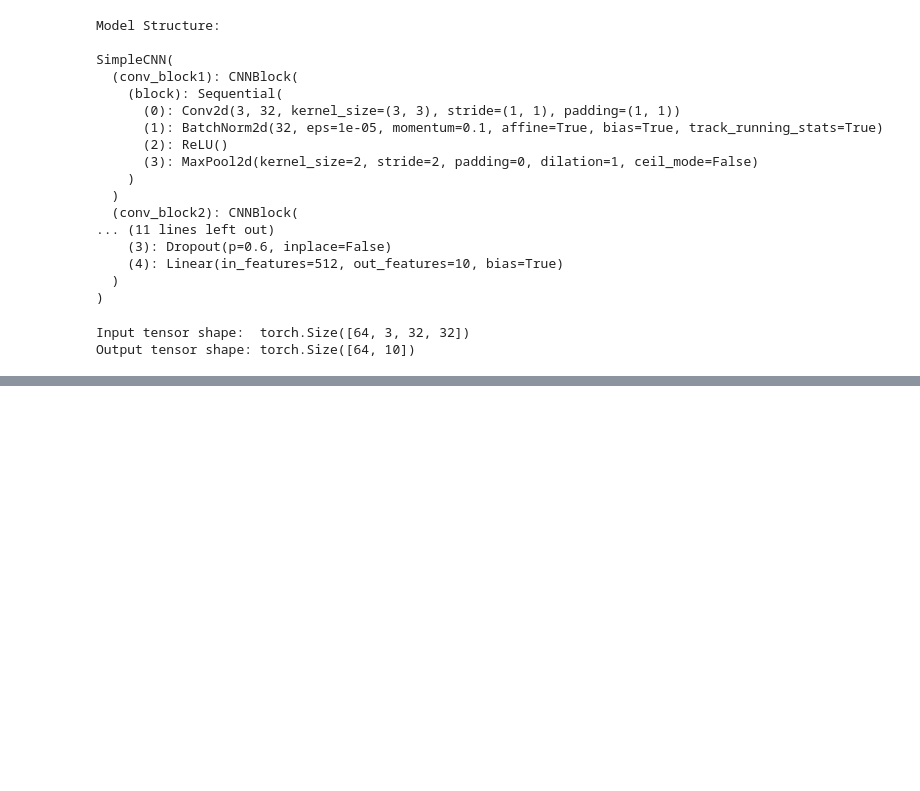
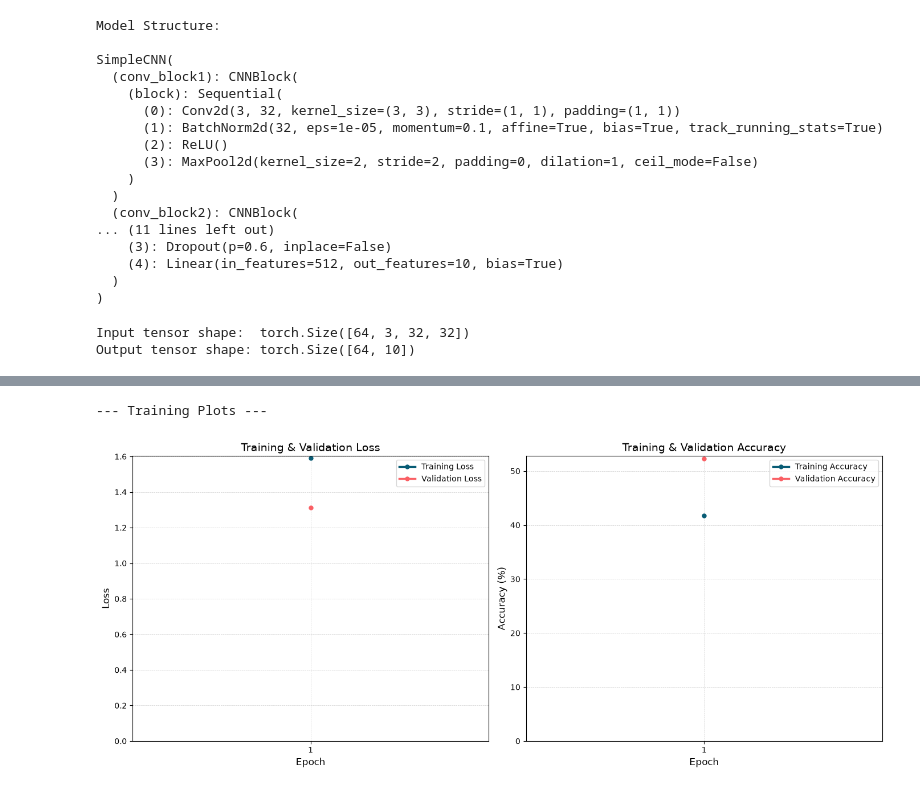
Before and after one commit to mstya/cnn-cifar10-from-scratch, a Jupyter notebook: notebooks/cifar10_experiments.ipynb, the cells around one changed output, grey strips where cells are left out. Drawn from its saved outputs; the diff is of its cells as text; code cells hidden in the pictures; blank space fills up the shorter version.

Commit message:
Save plots and summary

```diff
--- a/notebooks/cifar10_experiments.ipynb
+++ b/notebooks/cifar10_experiments.ipynb
@@ -375,6 +377,19 @@ def training_loop(model, train_loader, val_loader, loss_function, optimizer, num
     return model, metrics
 # %%
 loss_function = nn.CrossEntropyLoss()
-
-# optimizer = optim.Adam(model.parameters(), lr=0.0005, weight_decay=0.0005)
-optimizer = optim.Adam(model.parameters(), lr=0.0005)
+learning_rate = 0.0005
+optimizer = optim.Adam(model.parameters(), lr=0.0005, weight_decay=0.0005)
+# %%
+def prepare_results_dir():
+    results_dir = "../experiments"
+    Path(results_dir).mkdir(parents=True, exist_ok=True)
+    experiments = [int(f) for f in listdir(results_dir) if os.path.isdir(join(results_dir, f))]
+    exp_number = len(experiments) + 1
+    exp_path = os.path.join(results_dir, str(exp_number))
+    Path(exp_path).mkdir(parents=True, exist_ok=True)
+    return results_dir, exp_number, exp_path
+# %%
+results_dir, exp_number, exp_path = prepare_results_dir()
+print("Results Directory:", results_dir)
+print("Experiment Number:", exp_number)
+print("Experiment Path:", exp_path)
@@ -385,11 +404,8 @@ trained_model, training_metrics = training_loop(
     val_loader=val_data_loader,
     loss_function=loss_function,
     optimizer=optimizer,
-    num_epochs=50,
+    num_epochs=1,
     device=device
 )
-
-print("\n--- Training Plots ---\n")
-plot_training_metrics(training_metrics)
 # %% [output]
 --- Training Started ---
@@ -412,0 +416,6 @@ Epoch [11/50], Train Loss: 0.8206, Train Accuracy: 71.45% Val Loss: 0.6897, Val
+# %%
+print("\n--- Training Plots ---\n")
+plot_training_metrics(training_metrics, exp_path)
+# %% [output]
+--- Training Plots ---
+[figure, added]
```
Also changed, not shown: parts of 6 cells of this notebook, 1 other file.
